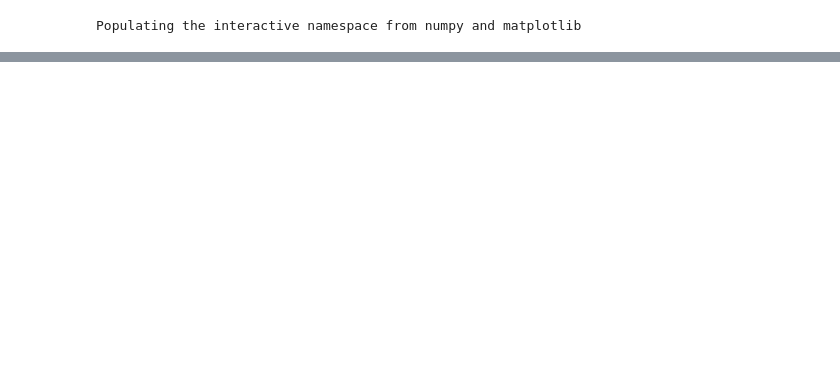
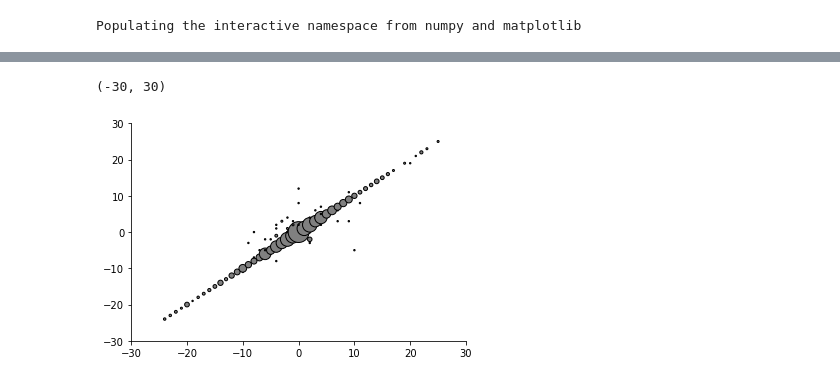
Before and after one commit to gymrek-lab/TRTools, a Jupyter notebook: experimental/capillary_offset_learn/notebooks/LearnCapillaryOffset.ipynb, the cells around one changed output, grey strips where cells are left out. Cells and saved outputs as stored; diff of their text form; code cells hidden in the pictures; blank space fills up the shorter version.

```diff
--- a/experimental/capillary_offset_learn/notebooks/LearnCapillaryOffset.ipynb
+++ b/experimental/capillary_offset_learn/notebooks/LearnCapillaryOffset.ipynb
@@ -402,3 +437,25 @@ calldata.to_csv("../data/csv/callcompare.txt", sep="\t")
+# %%
+##### Bubble plot examples #####
+#PrimerID="HTT"
+#xx = calldata[(calldata["PrimerID"]==PrimerID) & (calldata["HipSTR"]!=".")].copy()
+xx = calldata[(calldata["HipSTR"]!=".")].copy()
+
+xxg = xx.groupby(["dosage.hipstr","dosage.cap"], as_index=False).agg({"SampleID": len})
+
+fig = plt.figure()
+ax = fig.add_subplot(111)
+ax.scatter(xxg["dosage.cap"], xxg["dosage.hipstr"], s=xxg["SampleID"]*2, edgecolor="black", color="gray")
+ax.spines['right'].set_visible(False)
+ax.spines['top'].set_visible(False)
+ax.yaxis.set_ticks_position('left')
+ax.xaxis.set_ticks_position('bottom')
+ax.set_xlim(left=-30, right=30)
+ax.set_ylim(bottom=-30, top=30)
+
+#xx[xx["dosage.hipstr"]!=xx["dosage.cap"]]
+# %% [output]
+(-30, 30)
+[figure, added]
 # %%
 ############### Write matrix of product sizes ###########
 
```
Also changed, not shown: parts of 3 cells of this notebook, 1 other file.
